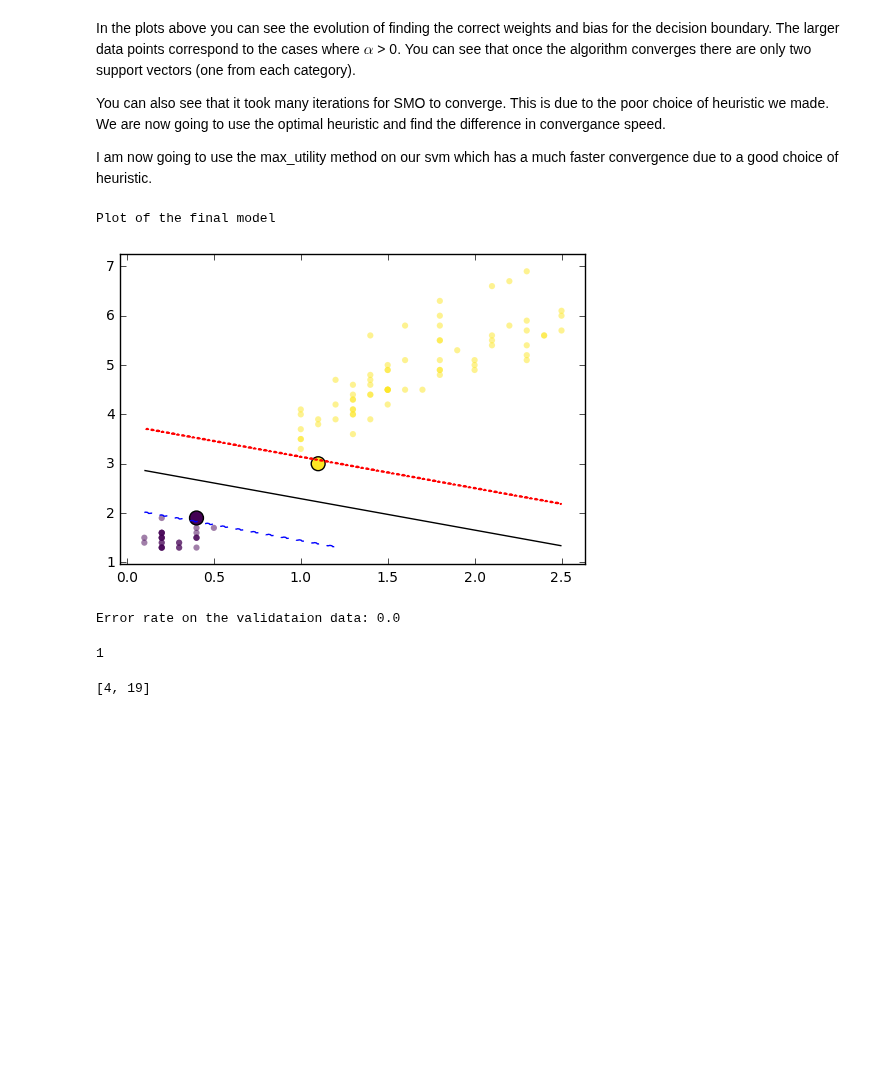
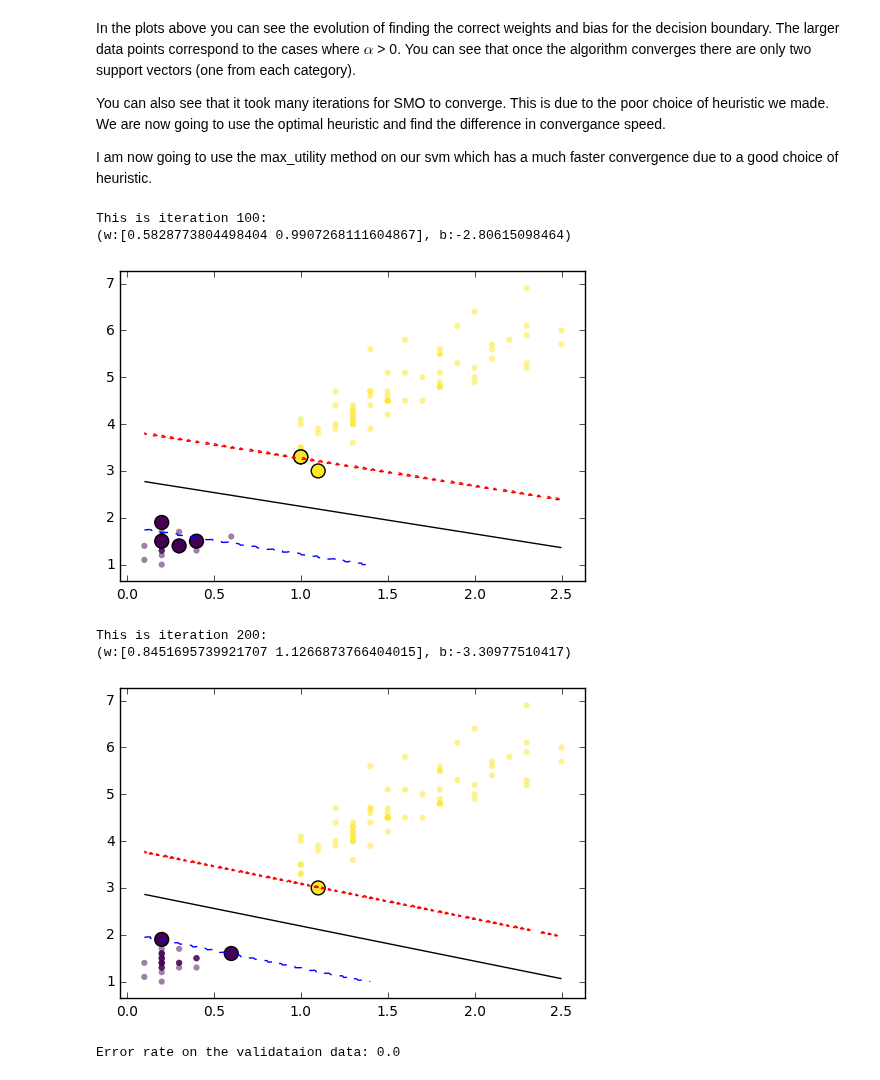
Before and after one commit to reza-asad/SVM-with-SMO, a Jupyter notebook: SVM.ipynb, the cells around one changed output. Drawn from its saved outputs; the diff is of its cells as text; code cells hidden in the pictures; blank space fills up the shorter version.

Commit message:
The new heuristic for choosing alpha is refactored and coverges very fast

```diff
--- a/SVM.ipynb
+++ b/SVM.ipynb
@@ -87,19 +87,15 @@ I am now going to use the max_utility method on our svm which has a much faster
 # %%
 from svm import *
 
 svm_fast = SVM(X_train, y_train, verbose=True)
-alpha, w, b = svm_fast.max_utility(print_every=3000)
-print "Error rate on the validataion data: {}".format(sum((svm.predict(X_val) != y_val)) / float(len(y_val)))
+# alpha, w, b = svm_fast.max_utility(print_every=3000)
+svm_fast.train(print_every=100)
+print "Error rate on the validataion data: {}".format(sum((svm_fast.predict(X_val) != y_val)) / float(len(y_val)))
 # %% [output]
-Plot of the final model
+This is iteration 100:
+(w:[0.5828773804498404 0.9907268111604867], b:-2.80615098464)
-[figure, old version]
+[figure, new version]
-Error rate on the validataion data: 0.0
+This is iteration 200:
+(w:[0.8451695739921707 1.1266873766404015], b:-3.30977510417)
+[figure, added]
+Error rate on the validataion data: 0.0
-# %%
-np.random.choice([1,10, 20])
-# %% [output]
-1
-# %%
-a = [1,10, 20, 30, 4, 19]
-a[np.random.randint(len(a)):]
-# %% [output]
-[4, 19]
```
Also changed, not shown: 2 other files.
